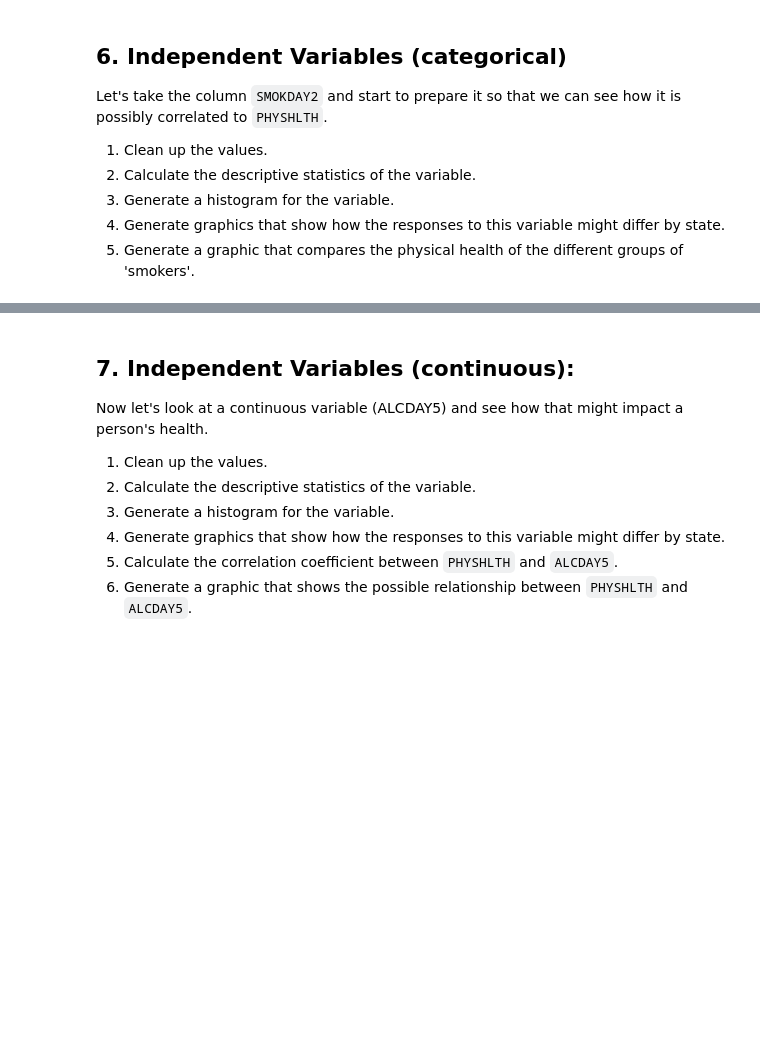
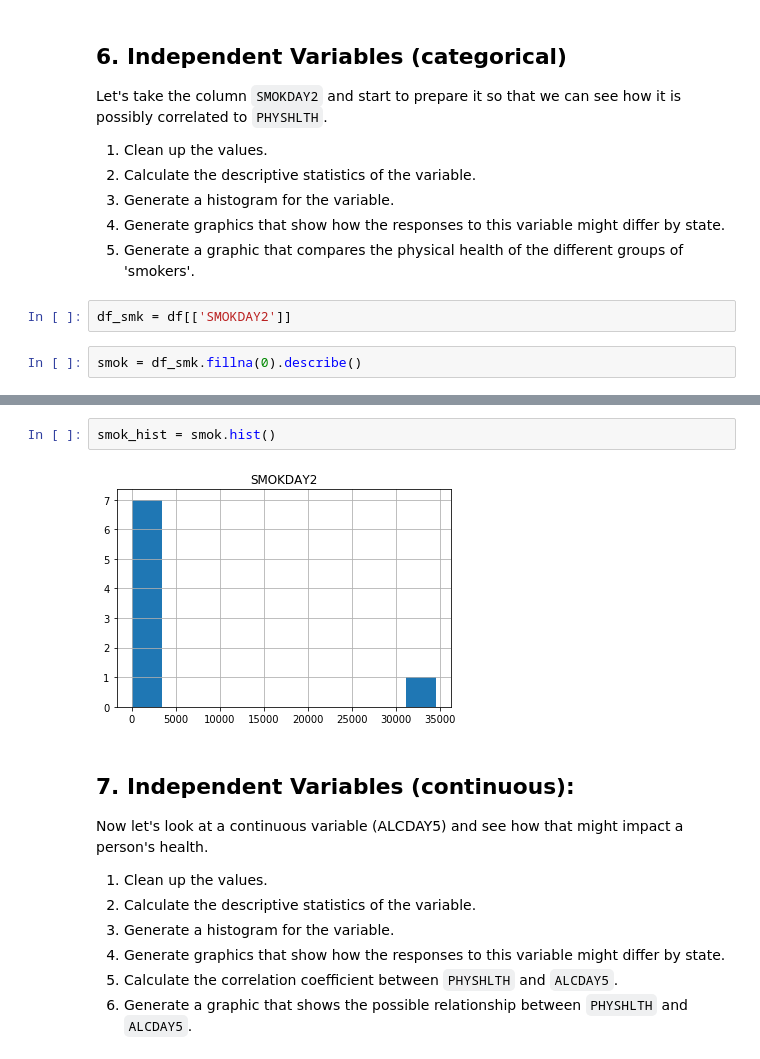
Before and after one commit to k0marrr1/nyc-mhtn-ds-010620-lectures, a Jupyter notebook: week_2/case_study/Data_Exploration_Applied.ipynb, the cells around one changed output, grey strips where cells are left out. Cells and saved outputs as stored; diff of their text form; blank space fills up the shorter version.

```diff
--- a/week_2/case_study/Data_Exploration_Applied.ipynb
+++ b/week_2/case_study/Data_Exploration_Applied.ipynb
@@ -258,3 +266,7 @@ Let's take the column `SMOKDAY2` and start to prepare it so that we can see how
 3. Generate a histogram for the variable.
 4. Generate graphics that show how the responses to this variable might differ by state.
 5. Generate a graphic that compares the physical health of the different groups of 'smokers'.
+# %%
+df_smk = df[['SMOKDAY2']]
+# %%
+smok = df_smk.fillna(0).describe()
@@ -261,3 +285,7 @@ Let's take the column `SMOKDAY2` and start to prepare it so that we can see how
+# %%
+smok_hist = smok.hist()
+# %% [output]
+[figure, added]
 # %% [markdown]
 ## 7. Independent Variables (continuous):
 
```
Also changed, not shown: parts of 8 cells of this notebook.
